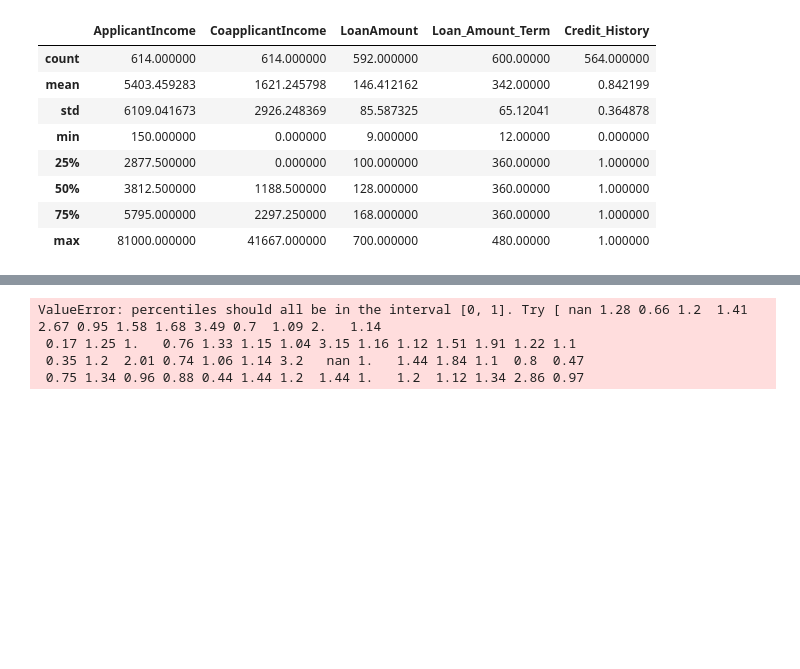
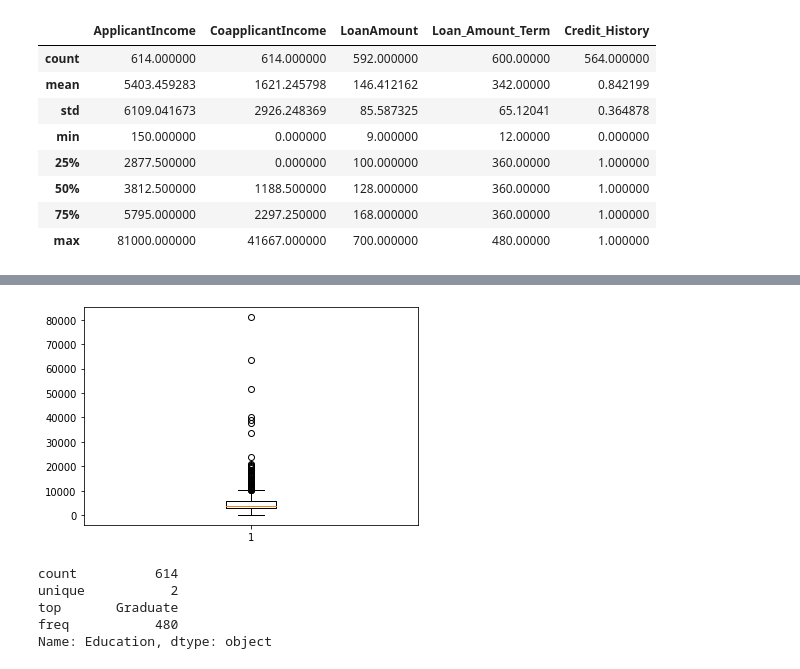
Before and after one commit to cartermp/loan-predictions, a Jupyter notebook: python.ipynb, the cells around one changed output, grey strips where cells are left out. Drawn from its saved outputs; the diff is of its cells as text; code cells hidden in the pictures; blank space fills up the shorter version.

```diff
--- a/python.ipynb
+++ b/python.ipynb
@@ -192,7 +219,13 @@ Name: LoanAmount, Length: 614, dtype: float64
+# %%
+plt.boxplot(income)
+plt.show()
+# %% [output]
+[figure, added]
 # %%
-df.describe(df['LoanAmount'])
+df['Education'].describe()
 # %% [output]
-ValueError: percentiles should all be in the interval [0, 1]. Try [ nan 1.28 0.66 1.2  1.41 2.67 0.95 1.58 1.68 3.49 0.7  1.09 2.   1.14
- 0.17 1.25 1.   0.76 1.33 1.15 1.04 3.15 1.16 1.12 1.51 1.91 1.22 1.1
- 0.35 1.2  2.01 0.74 1.06 1.14 3.2   nan 1.   1.44 1.84 1.1  0.8  0.47
- 0.75 1.34 0.96 0.88 0.44 1.44 1.2  1.44 1.   1.2  1.12 1.34 2.86 0.97
+count          614
+unique           2
+top       Graduate
+freq           480
+Name: Education, dtype: object
```
Also changed, not shown: parts of 8 cells of this notebook, 2 other files.
